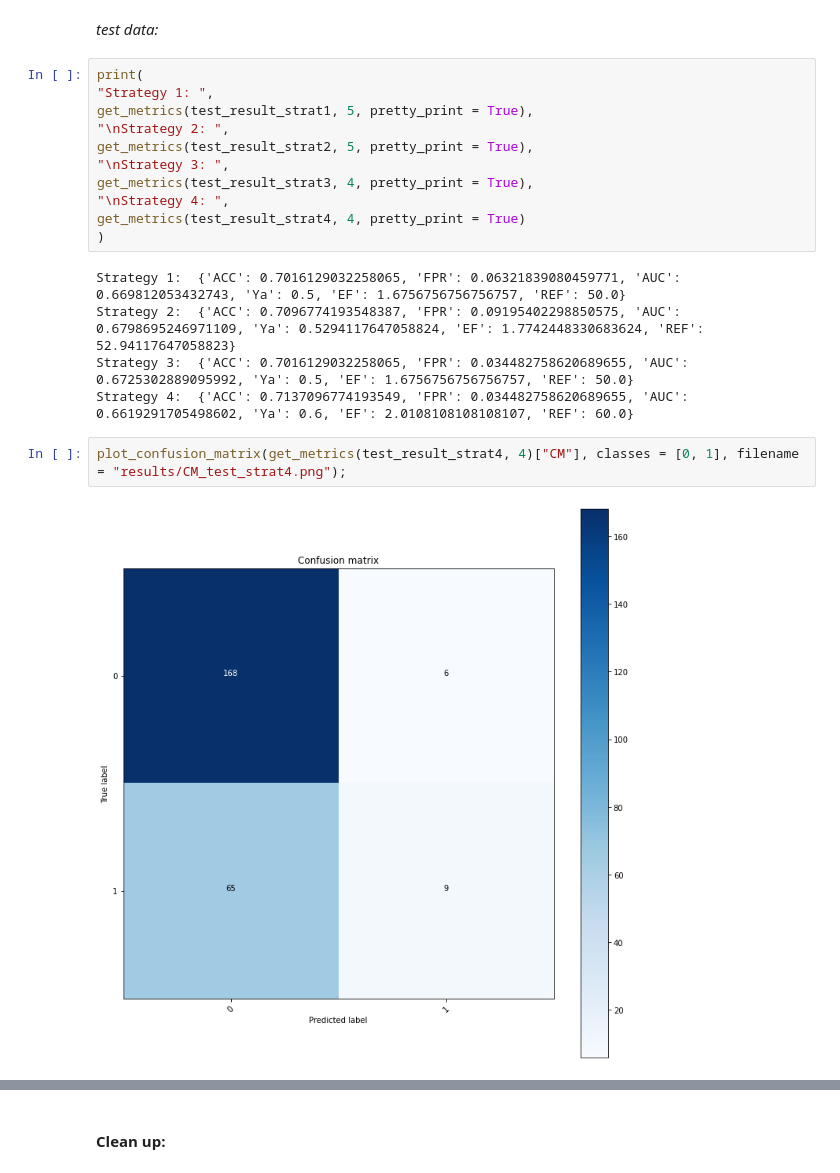
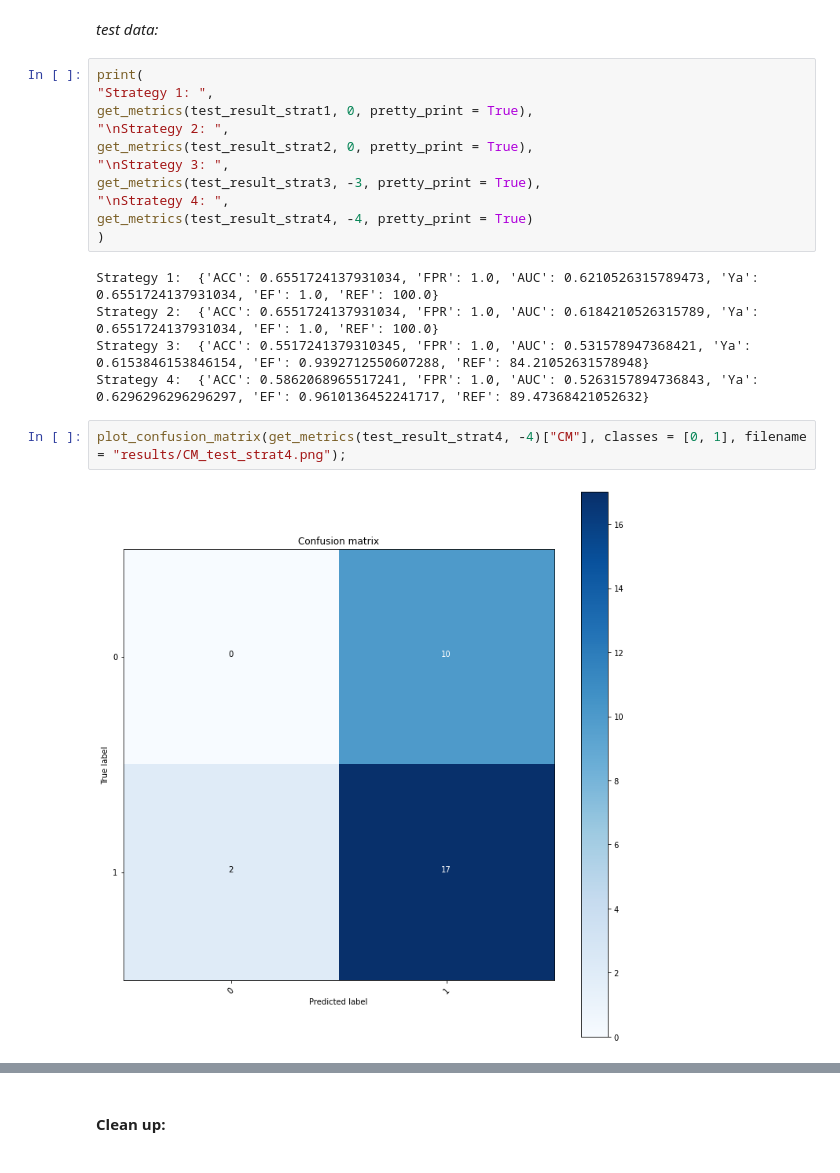
Before and after one commit to michabirklbauer/protein_docking, a Jupyter notebook: examples/vitamine_e/workflow7/scoring.ipynb, the cells around one changed output, grey strips where cells are left out. Saved outputs shown, nothing was run; the diff lists cells and outputs as text.

```diff
--- a/examples/vitamine_e/workflow7/scoring.ipynb
+++ b/examples/vitamine_e/workflow7/scoring.ipynb
@@ -285,21 +301,21 @@ plot_ROC_curve(roc["fpr"], roc["tpr"], filename = "results/ROC_val_strat4.png");
 # %%
 print(
 "Strategy 1: ",
-get_metrics(test_result_strat1, 5, pretty_print = True),
+get_metrics(test_result_strat1, 0, pretty_print = True),
 "\nStrategy 2: ",
-get_metrics(test_result_strat2, 5, pretty_print = True),
+get_metrics(test_result_strat2, 0, pretty_print = True),
 "\nStrategy 3: ",
-get_metrics(test_result_strat3, 4, pretty_print = True),
+get_metrics(test_result_strat3, -3, pretty_print = True),
 "\nStrategy 4: ",
-get_metrics(test_result_strat4, 4, pretty_print = True)
+get_metrics(test_result_strat4, -4, pretty_print = True)
 )
 # %% [output]
-Strategy 1:  {'ACC': 0.7016129032258065, 'FPR': 0.06321839080459771, 'AUC': 0.669812053432743, 'Ya': 0.5, 'EF': 1.6756756756756757, 'REF': 50.0}
-Strategy 2:  {'ACC': 0.7096774193548387, 'FPR': 0.09195402298850575, 'AUC': 0.6798695246971109, 'Ya': 0.5294117647058824, 'EF': 1.7742448330683624, 'REF': 52.94117647058823}
-Strategy 3:  {'ACC': 0.7016129032258065, 'FPR': 0.034482758620689655, 'AUC': 0.6725302889095992, 'Ya': 0.5, 'EF': 1.6756756756756757, 'REF': 50.0}
-Strategy 4:  {'ACC': 0.7137096774193549, 'FPR': 0.034482758620689655, 'AUC': 0.6619291705498602, 'Ya': 0.6, 'EF': 2.0108108108108107, 'REF': 60.0}
+Strategy 1:  {'ACC': 0.6551724137931034, 'FPR': 1.0, 'AUC': 0.6210526315789473, 'Ya': 0.6551724137931034, 'EF': 1.0, 'REF': 100.0}
+Strategy 2:  {'ACC': 0.6551724137931034, 'FPR': 1.0, 'AUC': 0.6184210526315789, 'Ya': 0.6551724137931034, 'EF': 1.0, 'REF': 100.0}
+Strategy 3:  {'ACC': 0.5517241379310345, 'FPR': 1.0, 'AUC': 0.531578947368421, 'Ya': 0.6153846153846154, 'EF': 0.9392712550607288, 'REF': 84.21052631578948}
+Strategy 4:  {'ACC': 0.5862068965517241, 'FPR': 1.0, 'AUC': 0.5263157894736843, 'Ya': 0.6296296296296297, 'EF': 0.9610136452241717, 'REF': 89.47368421052632}
 # %%
-plot_confusion_matrix(get_metrics(test_result_strat4, 4)["CM"], classes = [0, 1], filename = "results/CM_test_strat4.png");
+plot_confusion_matrix(get_metrics(test_result_strat4, -4)["CM"], classes = [0, 1], filename = "results/CM_test_strat4.png");
 # %% [output]
-[figure, old version]
+[figure, new version]
 # %%
```
Also changed, not shown: parts of 19 cells of this notebook, 10 other files.
